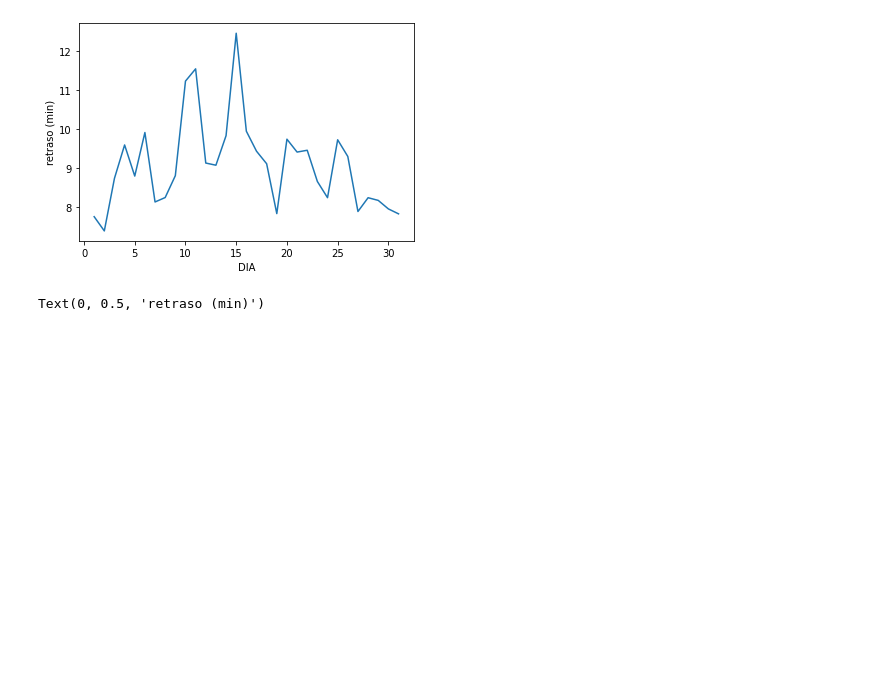
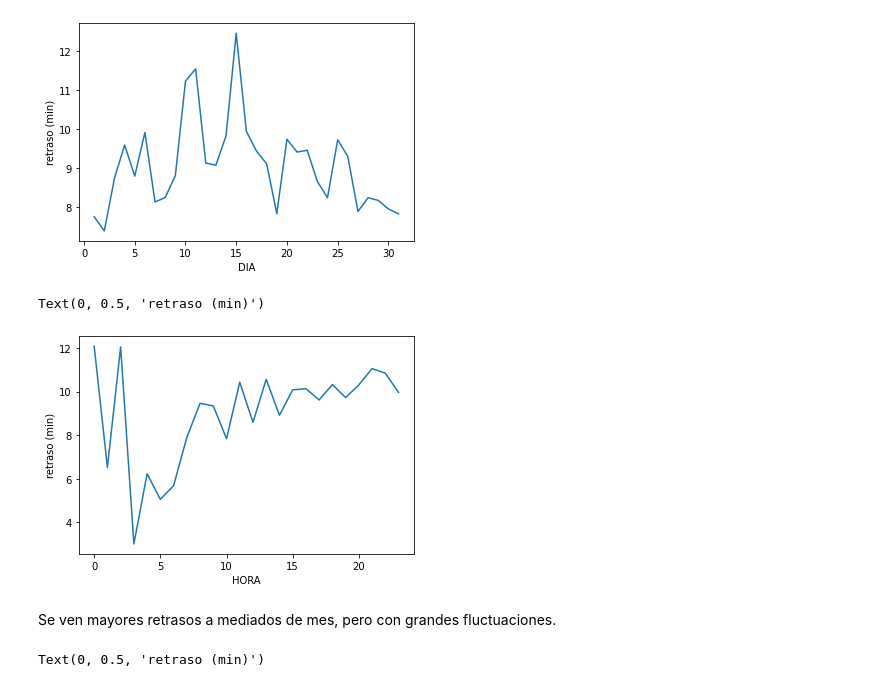
Before and after one commit to javierlunamisetich/Challenge_LATAM, a Jupyter notebook: solution.ipynb, the cells around one changed output. Cells and saved outputs as stored; diff of their text form; code cells hidden in the pictures; blank space fills up the shorter version.

```diff
--- a/solution.ipynb
+++ b/solution.ipynb
@@ -276,6 +334,14 @@ plt.ylabel('retraso (min)')
 # %% [output]
 Text(0, 0.5, 'retraso (min)')
 [figure]
+# %%
+data.groupby('HORA').mean()['dif_min'].plot()
+plt.ylabel('retraso (min)')
+# %% [output]
+Text(0, 0.5, 'retraso (min)')
+[figure, added]
+# %% [markdown]
+Se ven mayores retrasos a mediados de mes, pero con grandes fluctuaciones.
 # %%
 data.groupby('MES').mean()['dif_min'].plot()
 plt.ylabel('retraso (min)')
```
Also changed, not shown: parts of 155 cells of this notebook, 1 other file.
